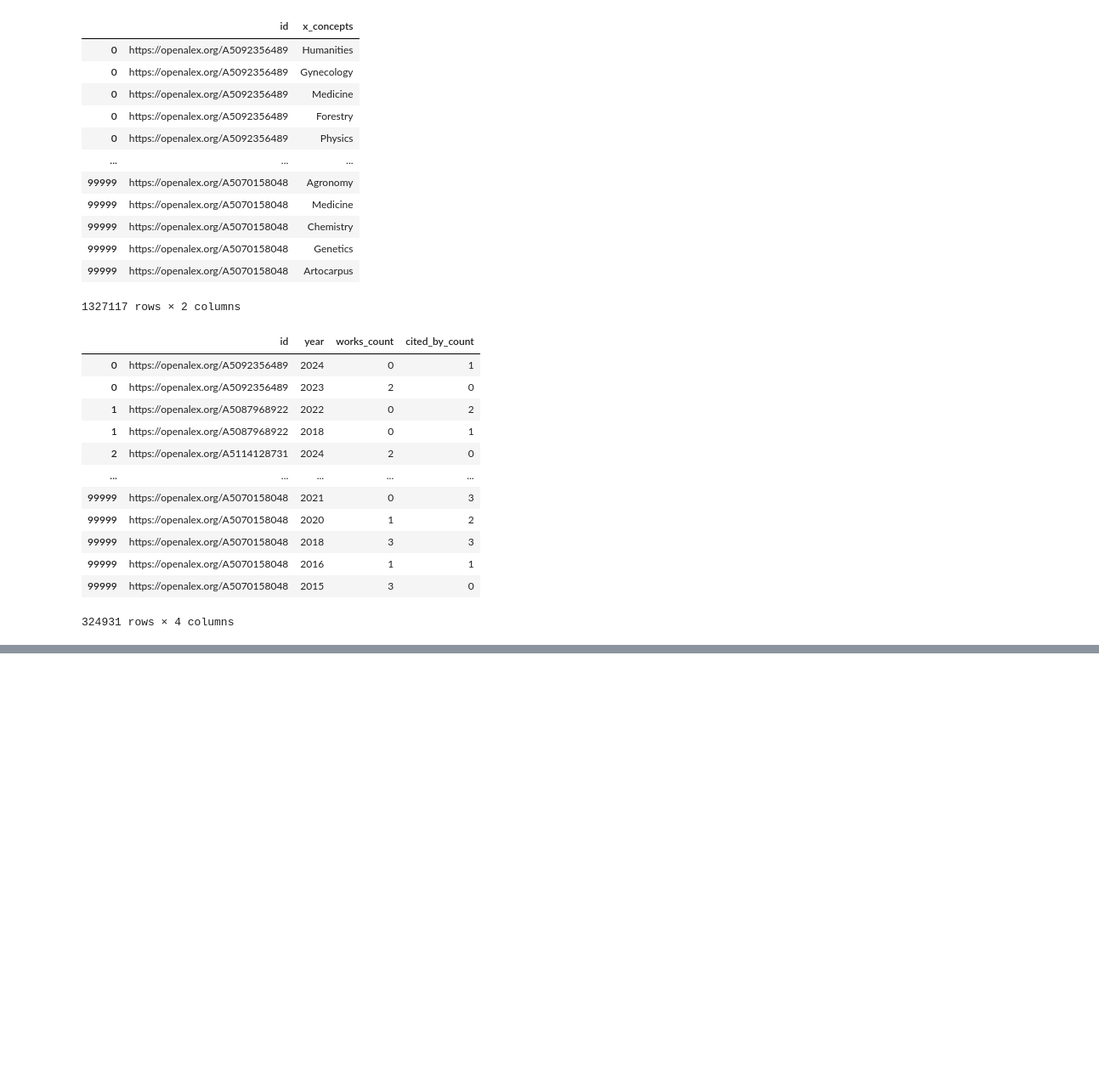
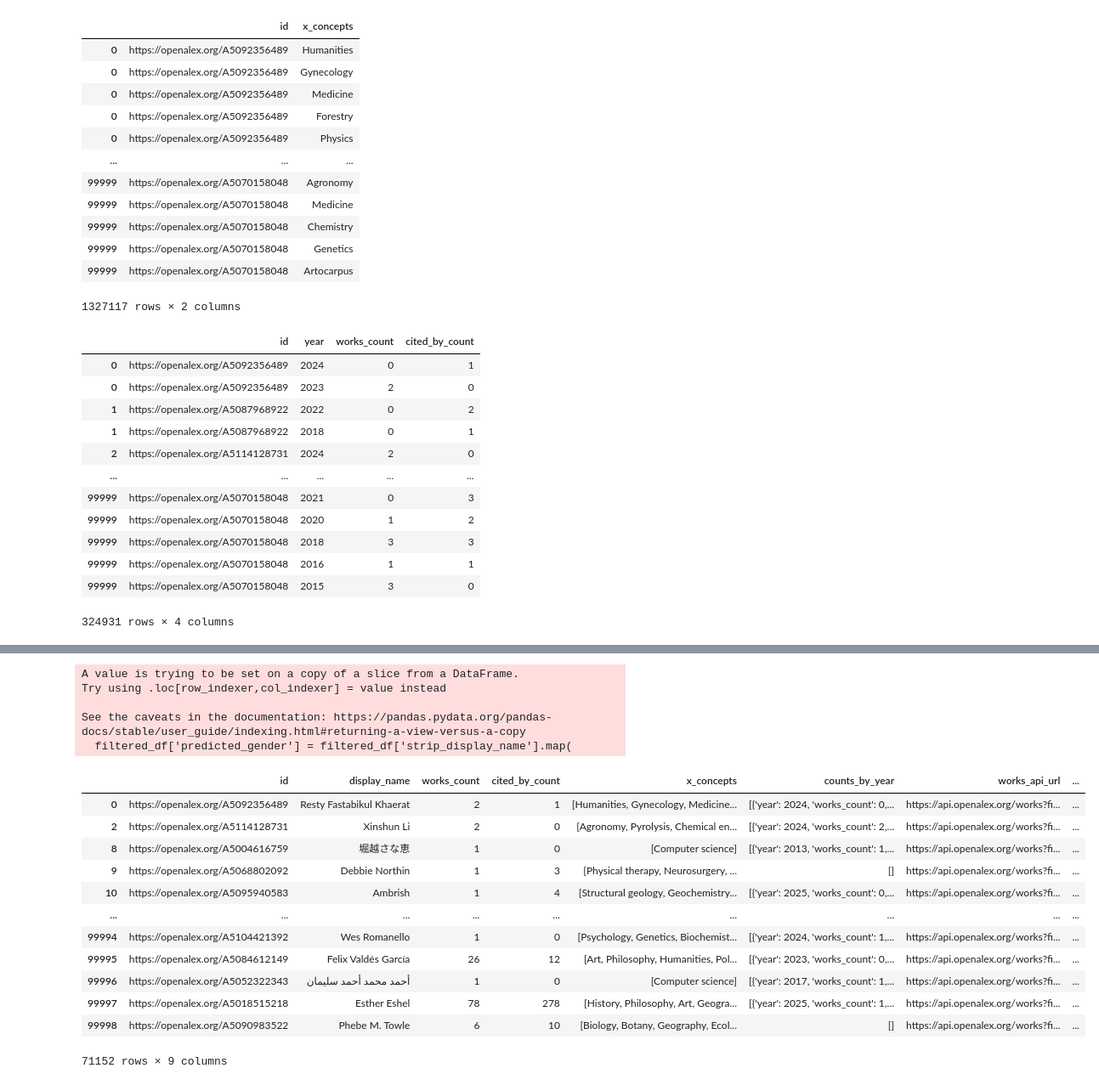
Before and after one commit to jkatz9/Project-3, a Jupyter notebook: explode.ipynb, the cells around one changed output, grey strips where cells are left out. Shown at 85% size. Saved outputs shown, nothing was run; the diff lists cells and outputs as text; code cells hidden in the pictures; blank space fills up the shorter version.

```diff
--- a/explode.ipynb
+++ b/explode.ipynb
@@ -126,7 +126,7 @@ counts_by_year_df
 import os
 import logging
 from openai import OpenAI
-
+from pprint import pprint
 # Initialize the OpenAI client
 client = OpenAI(api_key=os.getenv("OPENAI_API_KEY"))
 
@@ -143,7 +143,8 @@ def get_gender_predictions(names_list):
 
     # Create a single response for the list of names
     response = client.responses.create(
-        model='gpt-4',
+        model='gpt-3.5-turbo',
+
         instructions=(
             'You are a helpful assistant that determines the most likely gender of a list of persons with specified names. '
             'Respond with a comma-separated list of genders corresponding to each name: "Male", "Female", or "Unknown".'
@@ -153,7 +154,6 @@ def get_gender_predictions(names_list):
 
     # Log the response
     logging.info(f"Response: {response}")
-
     # Extract the response text and split it into a list of genders
     genders = response.output_text.strip().split(", ")
 
@@ -165,20 +165,27 @@ names = ["Alice", "Bob", "Charlie"]
 genders = get_gender_predictions(names)
 # %%
 import re
+import glob
 df['strip_display_name'] = df['display_name'].str.replace(
     '\.\s?', ' ', regex=True)
 
 # Filter the DataFrame
 filtered_df = df[~df['strip_display_name'].str.match(
     r'^\b\w{1,2}\b ')]
-name_to_gender = {}
+
+name_to_gender = json.load(open('data/gender_predictions_10000.json', 'r'))
+
 unique_names = filtered_df['strip_display_name'].unique()
 
+
 chunk_size = 500
-for i in range(0, len(unique_names), chunk_size):
+for i in range(len(name_to_gender), len(unique_names), chunk_size):
     chunk = unique_names[i:i + chunk_size]
+    print(
+        f"Processing chunk {i // chunk_size + 1} of {len(unique_names) // chunk_size + 1}")
     predicted_genders = get_gender_predictions(chunk)
     name_to_gender.update(dict(zip(chunk, predicted_genders)))
     if (i // chunk_size) % 10 == 0:
+        print(f"Saving progress after processing {i} names.")
         with open(f'data/gender_predictions_{i}.json', 'w') as f:
             json.dump(name_to_gender, f)
@@ -184,0 +212,23 @@ for i in range(0, len(unique_names), chunk_size):
+# %%
+filtered_df['predicted_gender'] = filtered_df['strip_display_name'].map(
+    name_to_gender)
+filtered_df
+# %% [output]
+A value is trying to be set on a copy of a slice from a DataFrame.
+Try using .loc[row_indexer,col_indexer] = value instead
+
+See the caveats in the documentation: https://pandas.pydata.org/pandas-docs/stable/user_guide/indexing.html#returning-a-view-versus-a-copy
+  filtered_df['predicted_gender'] = filtered_df['strip_display_name'].map(
+|  | id | display_name | works_count | cited_by_count | x_concepts | counts_by_year | works_api_url | ... |
+| 0 | https://openalex.org/A5092356489 | Resty Fastabikul Khaerat | 2 | 1 | [Humanities, Gynecology, Medicine... | [{'year': 2024, 'works_count': 0,... | https://api.openalex.org/works?fi... | ... |
+| 2 | https://openalex.org/A5114128731 | Xinshun Li | 2 | 0 | [Agronomy, Pyrolysis, Chemical en... | [{'year': 2024, 'works_count': 2,... | https://api.openalex.org/works?fi... | ... |
+| 8 | https://openalex.org/A5004616759 | 堀越さな恵 | 1 | 0 | [Computer science] | [{'year': 2013, 'works_count': 1,... | https://api.openalex.org/works?fi... | ... |
+| 9 | https://openalex.org/A5068802092 | Debbie Northin | 1 | 3 | [Physical therapy, Neurosurgery, ... | [] | https://api.openalex.org/works?fi... | ... |
+| 10 | https://openalex.org/A5095940583 | Ambrish | 1 | 4 | [Structural geology, Geochemistry... | [{'year': 2025, 'works_count': 0,... | https://api.openalex.org/works?fi... | ... |
+| ... | ... | ... | ... | ... | ... | ... | ... | ... |
+| 99994 | https://openalex.org/A5104421392 | Wes Romanello | 1 | 0 | [Psychology, Genetics, Biochemist... | [{'year': 2024, 'works_count': 1,... | https://api.openalex.org/works?fi... | ... |
+| 99995 | https://openalex.org/A5084612149 | Felix Valdés García | 26 | 12 | [Art, Philosophy, Humanities, Pol... | [{'year': 2023, 'works_count': 0,... | https://api.openalex.org/works?fi... | ... |
+| 99996 | https://openalex.org/A5052322343 | أحمد محمد أحمد سلیمان | 1 | 0 | [Computer science] | [{'year': 2017, 'works_count': 1,... | https://api.openalex.org/works?fi... | ... |
+| 99997 | https://openalex.org/A5018515218 | Esther Eshel | 78 | 278 | [History, Philosophy, Art, Geogra... | [{'year': 2025, 'works_count': 1,... | https://api.openalex.org/works?fi... | ... |
+| 99998 | https://openalex.org/A5090983522 | Phebe M. Towle | 6 | 10 | [Biology, Botany, Geography, Ecol... | [] | https://api.openalex.org/works?fi... | ... |
+71152 rows × 9 columns
```
Also changed, not shown: parts of 6 cells of this notebook, 7 other files.
